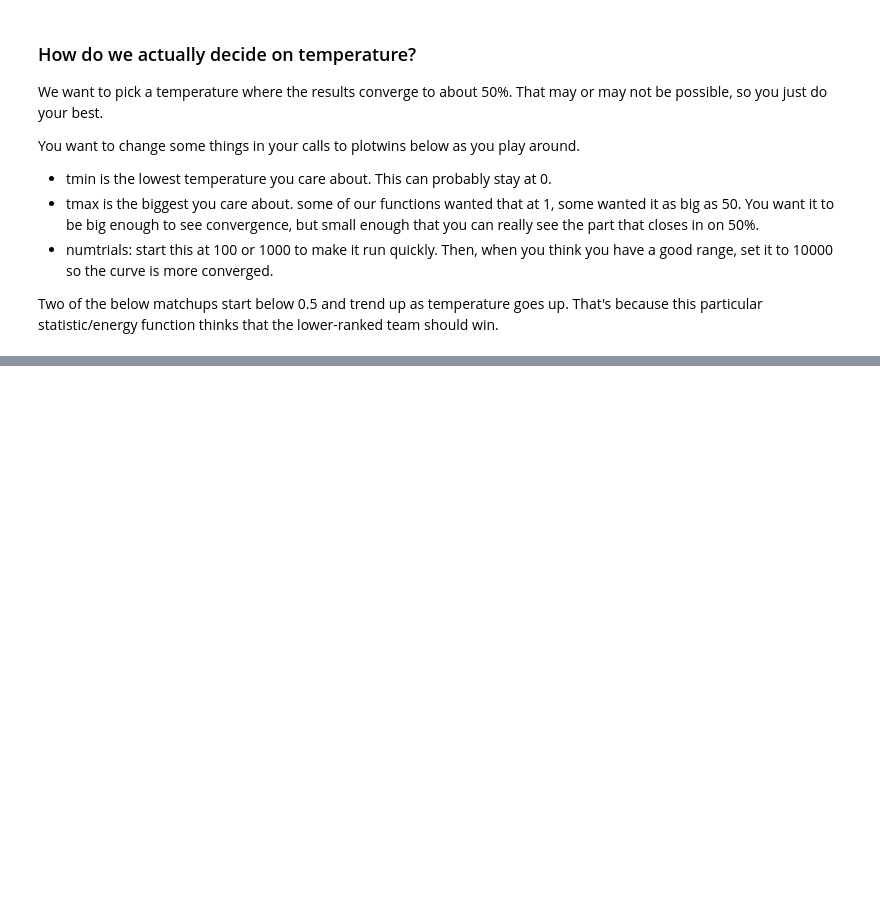
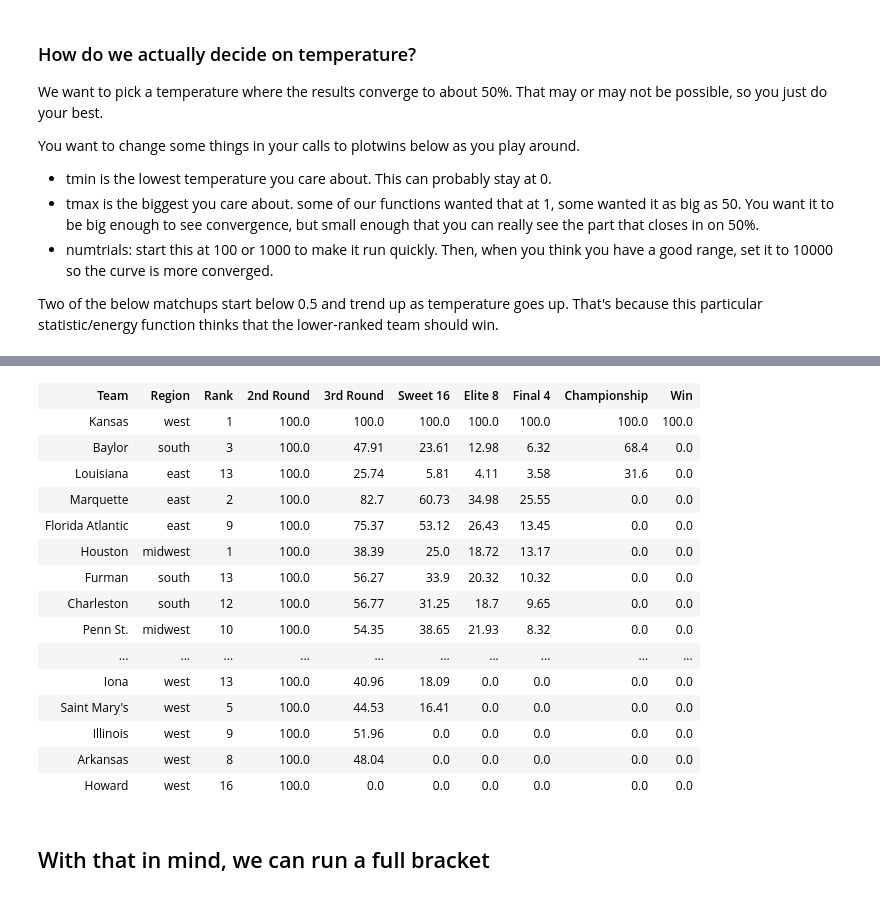
Before and after one commit to mglerner/MarchMadnessMonteCarlo, a Jupyter notebook: MMMC2023-Assignment1.ipynb, the cells around one changed output, grey strips where cells are left out. Saved outputs shown, nothing was run; the diff lists cells and outputs as text; code cells hidden in the pictures; blank space fills up the shorter version.

```diff
--- a/MMMC2023-Assignment1.ipynb
+++ b/MMMC2023-Assignment1.ipynb
@@ -174,0 +238,2 @@ plt.show()
+# %%
+results = MMMC.runbracket2(ntrials1=10000,ntrials2=1000,T=8)
@@ -174,0 +265,22 @@ plt.show()
+# %%
+h = HTML(MMMC.maketable(results))
+h
+# %% [output]
+| Team | Region | Rank | 2nd Round | 3rd Round | Sweet 16 | Elite 8 | Final 4 | Championship | Win |
+| Kansas | west | 1 | 100.0 | 100.0 | 100.0 | 100.0 | 100.0 | 100.0 | 100.0 |
+| Baylor | south | 3 | 100.0 | 47.91 | 23.61 | 12.98 | 6.32 | 68.4 | 0.0 |
+| Louisiana | east | 13 | 100.0 | 25.74 | 5.81 | 4.11 | 3.58 | 31.6 | 0.0 |
+| Marquette | east | 2 | 100.0 | 82.7 | 60.73 | 34.98 | 25.55 | 0.0 | 0.0 |
+| Florida Atlantic | east | 9 | 100.0 | 75.37 | 53.12 | 26.43 | 13.45 | 0.0 | 0.0 |
+| Houston | midwest | 1 | 100.0 | 38.39 | 25.0 | 18.72 | 13.17 | 0.0 | 0.0 |
+| Furman | south | 13 | 100.0 | 56.27 | 33.9 | 20.32 | 10.32 | 0.0 | 0.0 |
+| Charleston | south | 12 | 100.0 | 56.77 | 31.25 | 18.7 | 9.65 | 0.0 | 0.0 |
+| Penn St. | midwest | 10 | 100.0 | 54.35 | 38.65 | 21.93 | 8.32 | 0.0 | 0.0 |
+| ... | ... | ... | ... | ... | ... | ... | ... | ... | ... |
+| Iona | west | 13 | 100.0 | 40.96 | 18.09 | 0.0 | 0.0 | 0.0 | 0.0 |
+| Saint Mary's | west | 5 | 100.0 | 44.53 | 16.41 | 0.0 | 0.0 | 0.0 | 0.0 |
+| Illinois | west | 9 | 100.0 | 51.96 | 0.0 | 0.0 | 0.0 | 0.0 | 0.0 |
+| Arkansas | west | 8 | 100.0 | 48.04 | 0.0 | 0.0 | 0.0 | 0.0 | 0.0 |
+| Howard | west | 16 | 100.0 | 0.0 | 0.0 | 0.0 | 0.0 | 0.0 | 0.0 |
+# %% [markdown]
+## With that in mind, we can run a full bracket
```
Also changed, not shown: parts of 13 cells of this notebook, 1 other file.
